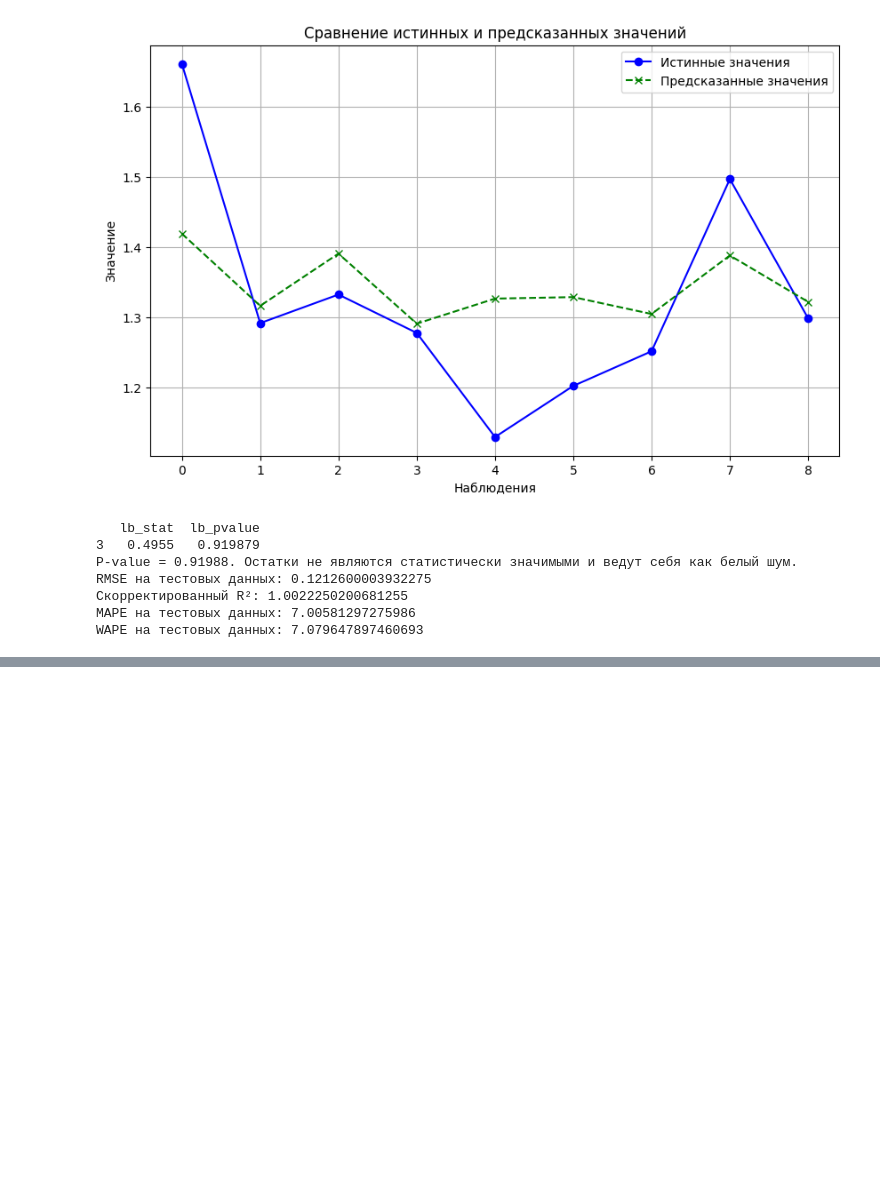
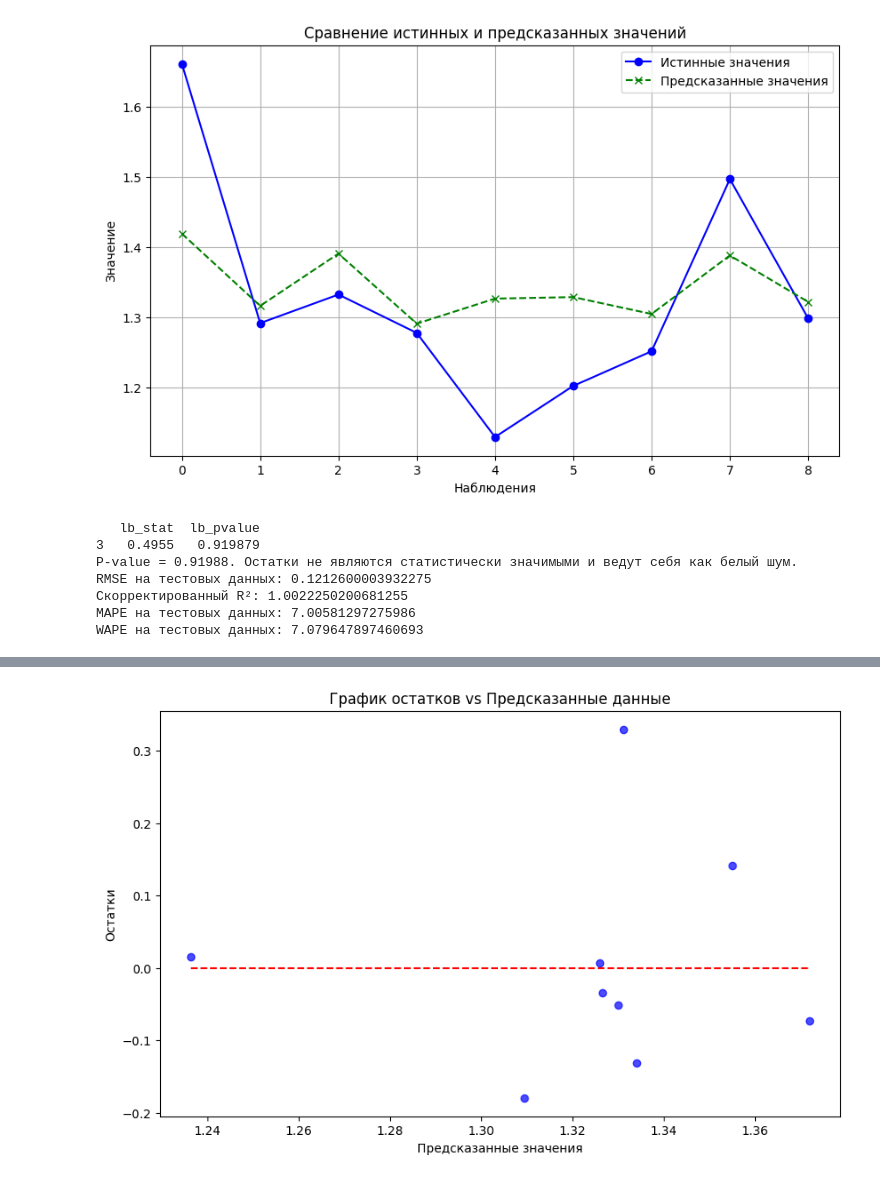
Before and after one commit to budennovsk/test_metro_predict, a Jupyter notebook: test_predict_model_coffee_shop.ipynb, the cells around one changed output, grey strips where cells are left out. Cells and saved outputs as stored; diff of their text form; code cells hidden in the pictures; blank space fills up the shorter version.

```diff
--- a/test_predict_model_coffee_shop.ipynb
+++ b/test_predict_model_coffee_shop.ipynb
@@ -290,0 +436,4 @@ WAPE на тестовых данных: 7.079647897460693
+# %%
+# Фильтрация столбцов DataFrame по значению True в array
+df_filtered_train = X_train.loc[:, selected_features]
+df_filtered_test = X_test.loc[:, selected_features]
@@ -290,0 +642,94 @@ WAPE на тестовых данных: 7.079647897460693
+# %%
+from sklearn.metrics import mean_squared_error, r2_score, mean_absolute_percentage_error
+import matplotlib.pyplot as plt
+import statsmodels.api as sm
+from statsmodels.graphics.tsaplots import plot_acf, plot_pacf
+
+
+# Вычисляем остатки (разница между фактическими и предсказанными значениями)
+residuals = y_test - y_pred_best
+
+# Построение графика остатков
+plt.figure(figsize=(10, 6))
+plt.scatter(y_pred_best, residuals, alpha=0.7, color="b")
+plt.hlines(0, min(y_pred_best), max(y_pred_best), colors='r', linestyles='dashed')
+plt.title('График остатков vs Предсказанные данные')
+plt.xlabel('Предсказанные значения')
+plt.ylabel('Остатки')
+plt.show()
+
+# Построим графики ACF и PACF для остатков
+fig, ax = plt.subplots(2, 1, figsize=(10, 10))
+plot_acf(residuals, ax=ax[0], lags=3)
+ax[0].set_title('ACF остатков')
+plot_pacf(residuals, ax=ax[1], lags=3)
+ax[1].set_title('PACF остатков')
+plt.tight_layout()
+plt.show()
+
+# Построим точечный график истинных значений и предсказанных
+plt.figure(figsize=(10, 6))
+plt.scatter(y_test, y_pred_best, color='red', alpha=0.6)
+plt.plot([min(y_test), max(y_test)], [min(y_test), max(y_test)], color='blue', lw=2)
+plt.title('Истинные значения vs Предсказанные значения')
+plt.xlabel('Истинные значения')
+plt.ylabel('Предсказанные значения')
+plt.show()
+
+import matplotlib.pyplot as plt
+
+# Построим график истинных значений и предсказанных для Leave-One-Out
+plt.figure(figsize=(10, 6))
+
+# Линия истинных значений
+plt.plot(y_test.values, label='Истинные значения', color='blue', marker='o', linestyle='-')
+
+# Линия предсказанных значений
+plt.plot(y_pred_best, label='Предсказанные значения', color='green', marker='x', linestyle='--')
+
+# Настройки графика
+plt.title('Сравнение истинных и предсказанных значений')
+plt.xlabel('Наблюдения')
+plt.ylabel('Значение')
+plt.legend()
+plt.grid(True)
+plt.show()
+
+
+# Выводим метрики для тестового набора
+rmse = mean_squared_error(y_test, y_pred_best, squared=False)
+r2 = r2_score(y_test, y_pred_best)
+
+# Количество наблюдений
+n = len(y_test)
+
+# Количество признаков (p)
+p = X_test.shape[1]
+
+# Вычисляем скорректированный R²
+r2_adj = 1 - (1 - r2) * (n - 1) / (n - p - 1)
+mape = mean_absolute_percentage_error(y_test, y_pred_best) * 100
+wape = np.sum(np.abs(y_test - y_pred_best)) / np.sum(np.abs(y_test)) * 100
+
+
+from statsmodels.stats.diagnostic import acorr_ljungbox
+# Тест Ljung-Box на белый шум
+ljung_box_result = acorr_ljungbox(residuals, lags=[3], return_df=True)
+
+# Вывод результата теста Ljung-Box
+print(ljung_box_result)
+# Интерпретация результатов теста Ljung-Box
+p_value = ljung_box_result['lb_pvalue'].iloc[0]
+
+if p_value > 0.05:
+    print(f"P-value = {p_value:.5f}. Остатки не являются статистически значимыми и ведут себя как белый шум.")
+else:
+    print(f"P-value = {p_value:.5f}. Остатки статистически значимы, и есть автокорреляция (не белый шум).")
+
+
+print(f"RMSE на тестовых данных: {rmse}")
+print(f"Скорректированный R²: {r2_adj}")
+print(f"MAPE на тестовых данных: {mape}")
+print(f"WAPE на тестовых данных: {wape}")
+# %% [output]
+[figure, added]
```
Also changed, not shown: parts of 12 cells of this notebook.
